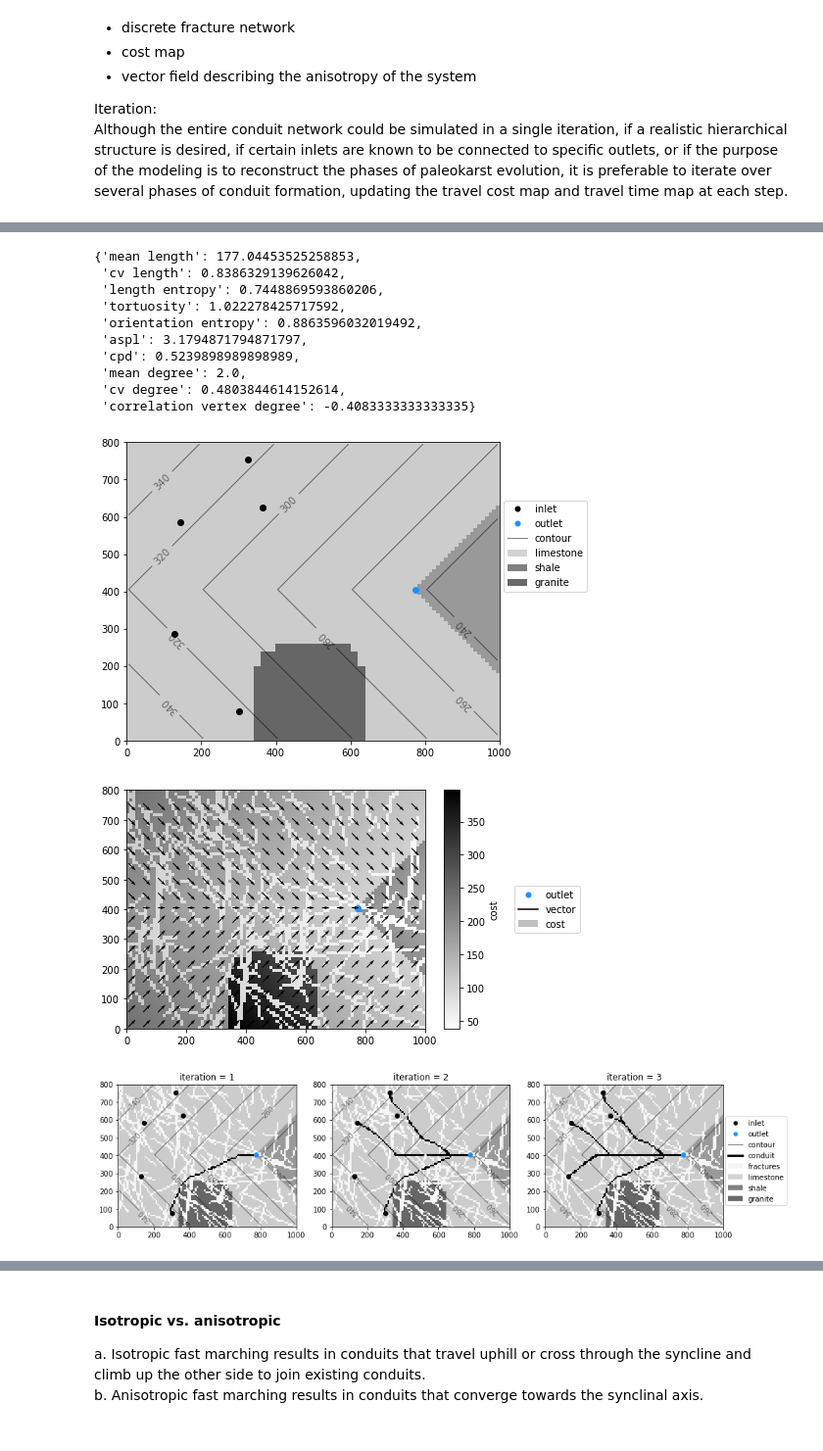
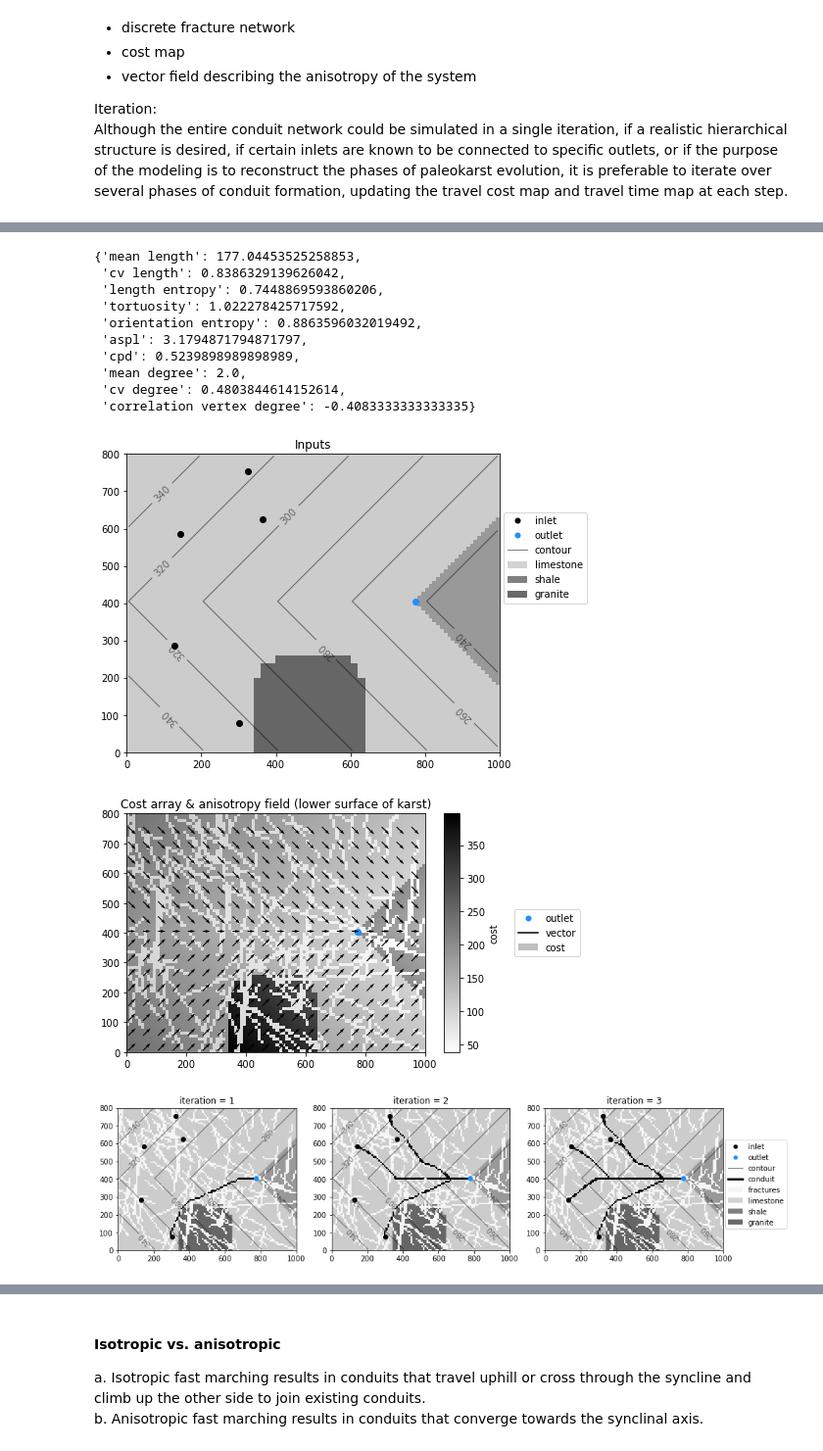
Before and after one commit to randlab/pyKasso, a Jupyter notebook: notebooks/pyKasso_HFM_Paper.ipynb, the cells around one changed output, grey strips where cells are left out. Shown at 98% size. Saved outputs shown, nothing was run; the diff lists cells and outputs as text; code cells hidden in the pictures.

Commit message:
Final updates to the new version with anisotropy

```diff
--- a/notebooks/pyKasso_HFM_Paper.ipynb
+++ b/notebooks/pyKasso_HFM_Paper.ipynb
@@ -202,7 +201,7 @@ catchment.compute_karst_network()                    #run the model to generate
 ###############
 f = plt.figure(figsize=(15,15))
 ax = f.add_subplot(121, aspect='equal')
-#ax.set_title('Inputs')
+ax.set_title('Inputs')
 
 plt.imshow(catchment.geology.data['geology']['data'], origin='lower', extent=catchment.grid.extent, cmap='gray_r', vmin=0,vmax=5)
 c = plt.contour(catchment.grid.X,catchment.grid.Y, catchment.geology.data['surface']['data'], colors=['k'], alpha=0.5, linewidths=1)
@@ -218,11 +217,11 @@ legend = [matplotlib.lines.Line2D([0], [0], marker='o', color='none', markerface
           matplotlib.patches.Patch(facecolor='dimgray',    label='granite')]
 plt.legend(handles=legend, loc=[1.01,0.5])
 
-#Anisotropy field
+#Cost & anisotropy
 ########################
 f = plt.figure(figsize=(15,15))
 ax = f.add_subplot(121, aspect='equal')
-#ax.set_title('Anisotropy field (lower surface of karst)')
+ax.set_title('Cost array & anisotropy field (lower surface of karst)')
 
 im = plt.imshow(catchment.maps['alpha'][0], origin='lower', extent=catchment.grid.extent, cmap='gray_r')
 plt.scatter(catchment.outlets[:,0], catchment.outlets[:,1], c='dodgerblue')
@@ -239,6 +238,7 @@ plt.legend(handles=legend, loc=[1.3,0.4])
 #Inlet iteration
 ###############
 f = plt.figure(figsize=(15,15))
+
 frac = catchment.geology.data['fractures']['data'].copy() #get a copy of the fractures array
 frac[frac<1] = -1                                         #replace all non-fracture cells with an out of bounds value to make them transparent
 cond = catchment.maps['karst'].copy()                     #get a copy of the karst array
@@ -307,35 +307,35 @@ plt.scatter(catchment.outlets[:,0], catchment.outlets[:,1], c='dodgerblue')
 legend = [matplotlib.lines.Line2D([0], [0], marker='o', color='none', markerfacecolor='k', markeredgecolor='none', label='inlet'),
           matplotlib.lines.Line2D([0], [0], marker='o', color='none', markerfacecolor='dodgerblue', markeredgecolor='none', label='outlet'),
           matplotlib.lines.Line2D([0], [0], marker='.', color='none', markerfacecolor='k', markeredgecolor='none', label='node'),
           matplotlib.lines.Line2D([0], [0], color='k', lw=2, label='edge')]
 plt.legend(handles=legend, loc=[1.01,0.5])
 
 print('\n Network statistics:')
 catchment.karst_simulations[0].stats
 # %% [output]
 CAUTION: You are using the development version of this package.
 - initialize_costMap() - Warning : no geology n 0 found.
 
  This network contains  1  connected components
 Warning: This network contains  0 looping branche.s Tortuosity is infinite on a looping branch. The looping branches are not considered for the mean tortuosity computation
 
 Computing:
  - mean length,cv length,length entropy,mean tortuosity
  - orientation entropy,aspl,cpd,md,cv degree,cvd
 
  Network statistics:
 {'mean length': 177.04453525258853,
  'cv length': 0.8386329139626042,
  'length entropy': 0.7448869593860206,
  'tortuosity': 1.022278425717592,
  'orientation entropy': 0.8863596032019492,
  'aspl': 3.1794871794871797,
  'cpd': 0.5239898989898989,
  'mean degree': 2.0,
  'cv degree': 0.4803844614152614,
  'correlation vertex degree': -0.4083333333333335}
-[figure, old version]
+[figure, new version]
-[figure, old version]
+[figure, new version]
 [figure]
 [figure]
 # %% [markdown]
```
Also changed, not shown: parts of 14 cells of this notebook, 9 other files.
